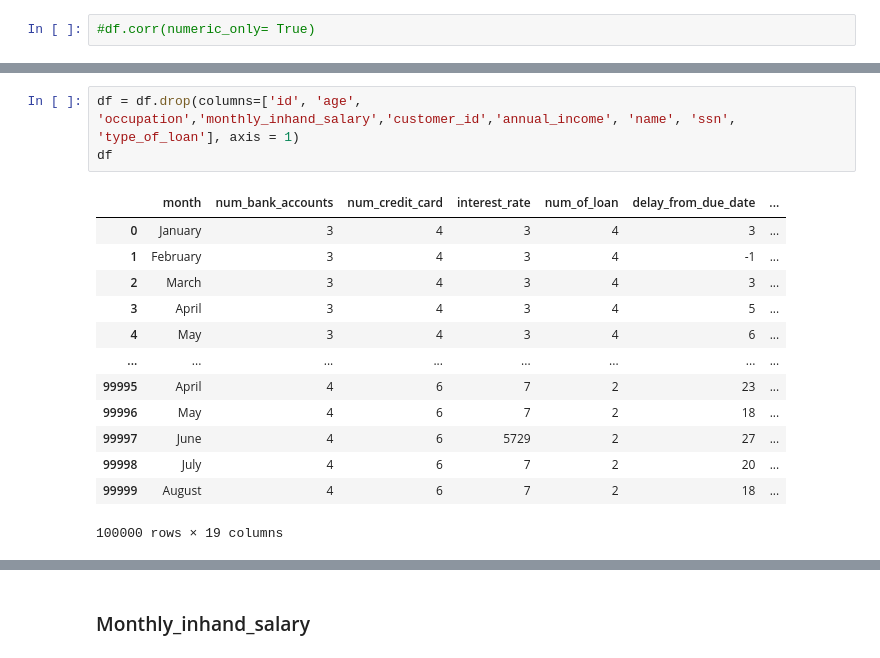
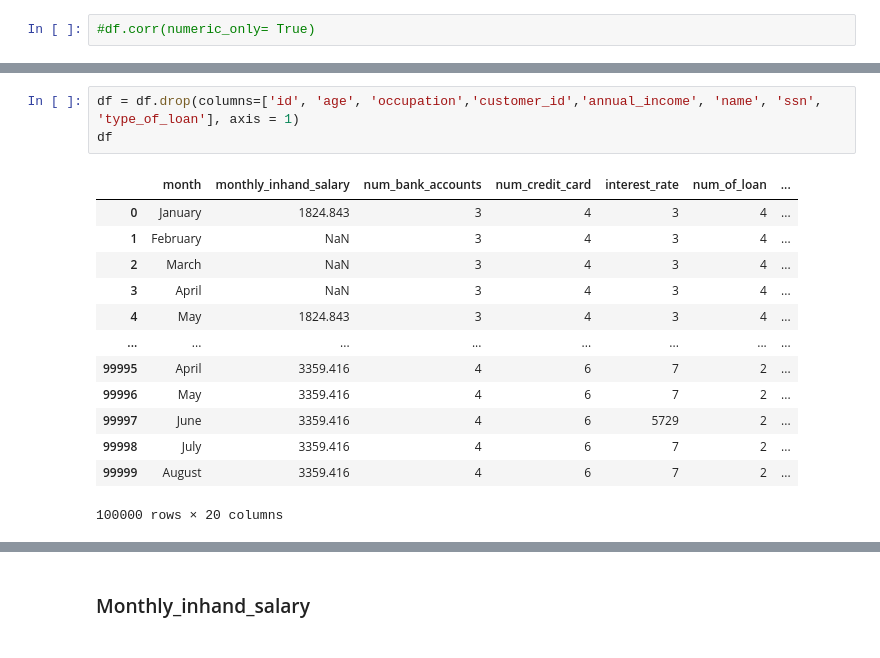
Before and after one commit to TKasanova/Credit-Score-Classification-Project_Deep_Learning, a Jupyter notebook: Credit Score Classification Project .ipynb, the cells around one changed output, grey strips where cells are left out. Saved outputs shown, nothing was run; the diff lists cells and outputs as text.

```diff
--- a/Credit Score Classification Project .ipynb
+++ b/Credit Score Classification Project .ipynb
@@ -249,22 +249,22 @@ df_numeric.corr().style.applymap(color_correlation1)
 | credit_utilization_ratio | 0.173192 | -0.001365 | -0.003341 | -0.000359 | -0.063796 | ... |
 | total_emi_per_month | 0.007264 | -0.001433 | 0.000768 | 0.002517 | -0.003889 | ... |
 # %%
-df = df.drop(columns=['id', 'age', 'occupation','monthly_inhand_salary','customer_id','annual_income', 'name', 'ssn', 'type_of_loan'], axis = 1)
+df = df.drop(columns=['id', 'age', 'occupation','customer_id','annual_income', 'name', 'ssn', 'type_of_loan'], axis = 1)
 df
 # %% [output]
-|  | month | num_bank_accounts | num_credit_card | interest_rate | num_of_loan | delay_from_due_date | ... |
-| 0 | January | 3 | 4 | 3 | 4 | 3 | ... |
-| 1 | February | 3 | 4 | 3 | 4 | -1 | ... |
-| 2 | March | 3 | 4 | 3 | 4 | 3 | ... |
-| 3 | April | 3 | 4 | 3 | 4 | 5 | ... |
-| 4 | May | 3 | 4 | 3 | 4 | 6 | ... |
+|  | month | monthly_inhand_salary | num_bank_accounts | num_credit_card | interest_rate | num_of_loan | ... |
+| 0 | January | 1824.843 | 3 | 4 | 3 | 4 | ... |
+| 1 | February | NaN | 3 | 4 | 3 | 4 | ... |
+| 2 | March | NaN | 3 | 4 | 3 | 4 | ... |
+| 3 | April | NaN | 3 | 4 | 3 | 4 | ... |
+| 4 | May | 1824.843 | 3 | 4 | 3 | 4 | ... |
 | ... | ... | ... | ... | ... | ... | ... | ... |
-| 99995 | April | 4 | 6 | 7 | 2 | 23 | ... |
-| 99996 | May | 4 | 6 | 7 | 2 | 18 | ... |
-| 99997 | June | 4 | 6 | 5729 | 2 | 27 | ... |
-| 99998 | July | 4 | 6 | 7 | 2 | 20 | ... |
-| 99999 | August | 4 | 6 | 7 | 2 | 18 | ... |
+| 99995 | April | 3359.416 | 4 | 6 | 7 | 2 | ... |
+| 99996 | May | 3359.416 | 4 | 6 | 7 | 2 | ... |
+| 99997 | June | 3359.416 | 4 | 6 | 5729 | 2 | ... |
+| 99998 | July | 3359.416 | 4 | 6 | 7 | 2 | ... |
+| 99999 | August | 3359.416 | 4 | 6 | 7 | 2 | ... |
-100000 rows × 19 columns
+100000 rows × 20 columns
 # %%
 df.sample(6).T
 # %% [output]
```
Also changed, not shown: parts of 19 cells of this notebook.
